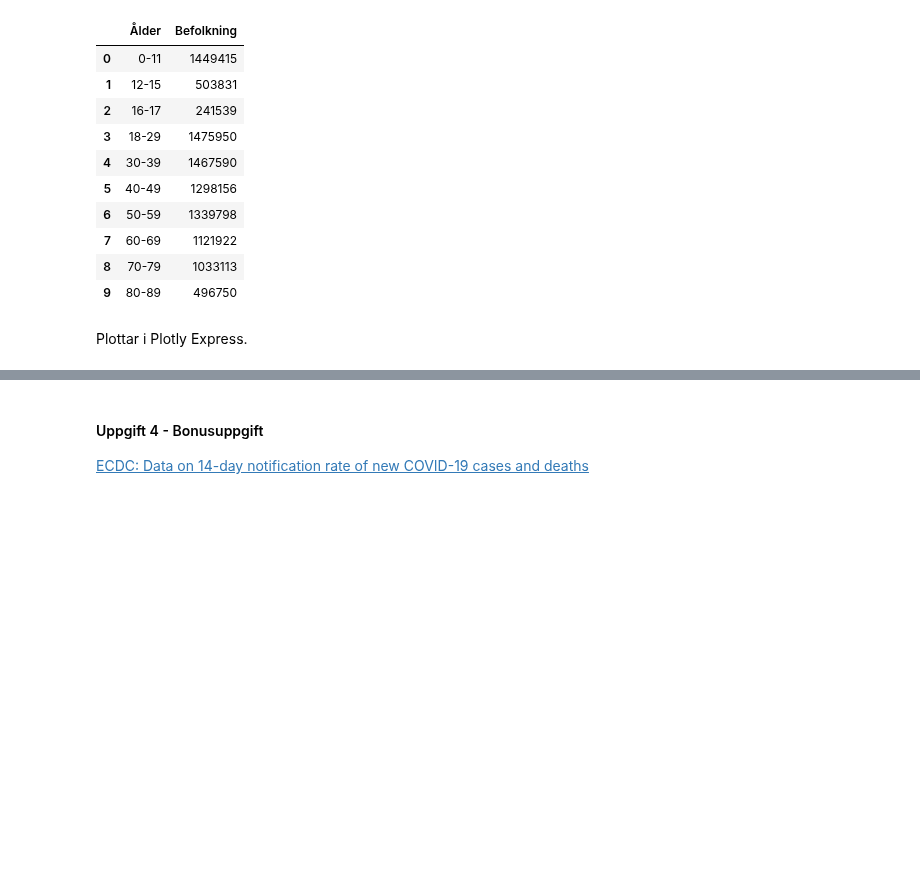
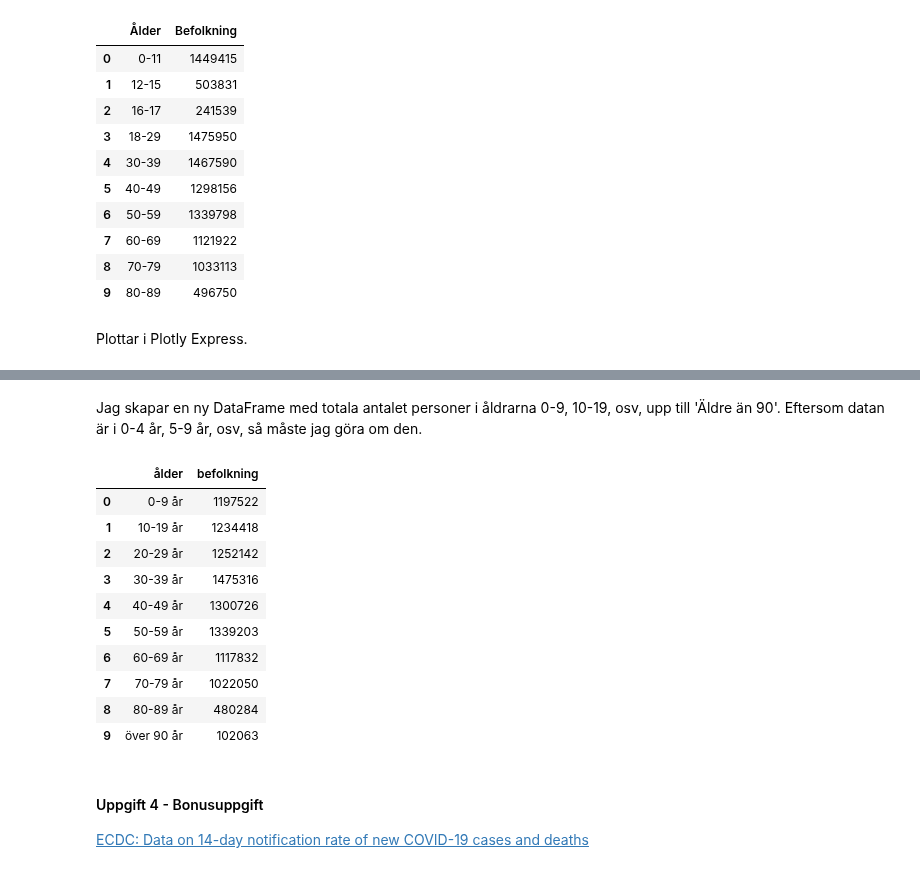
Before and after one commit to dancla240/Databehandling_Daniel_Claesson, a Jupyter notebook: Lab1/Lab1_Daniel_Claesson.ipynb, the cells around one changed output, grey strips where cells are left out. Drawn from its saved outputs; the diff is of its cells as text; code cells hidden in the pictures; blank space fills up the shorter version.

```diff
--- a/Lab1/Lab1_Daniel_Claesson.ipynb
+++ b/Lab1/Lab1_Daniel_Claesson.ipynb
@@ -416,3 +484,45 @@ px.histogram(result, x='Ålder', y='Befolkning')
+# %% [markdown]
+Jag skapar en ny DataFrame med totala antalet personer i åldrarna 0-9, 10-19, osv, upp till 'Äldre än 90'. Eftersom datan är i 0-4 år, 5-9 år, osv, så måste jag göra om den.
+# %%
+dfgb_scb = scb.groupby('ålder')
+
+age_groups = ['0-9 år',
+              '10-19 år',
+              '20-29 år',
+              '30-39 år',
+              '40-49 år',
+              '50-59 år',
+              '60-69 år',
+              '70-79 år',
+              '80-89 år',
+              'över 90 år']
+
+befolkning = [dfgb_scb['2022'].sum()['0-4 år']+dfgb_scb['2022'].sum()['5-9 år'],
+              dfgb_scb['2022'].sum()['10-14 år']+dfgb_scb['2022'].sum()['15-19 år'],
+              dfgb_scb['2022'].sum()['20-24 år']+dfgb_scb['2022'].sum()['25-29 år'],
+              dfgb_scb['2022'].sum()['30-34 år']+dfgb_scb['2022'].sum()['35-39 år'],
+              dfgb_scb['2022'].sum()['40-44 år']+dfgb_scb['2022'].sum()['45-49 år'],
+              dfgb_scb['2022'].sum()['50-54 år']+dfgb_scb['2022'].sum()['55-59 år'],
+              dfgb_scb['2022'].sum()['60-64 år']+dfgb_scb['2022'].sum()['65-69 år'],
+              dfgb_scb['2022'].sum()['70-74 år']+dfgb_scb['2022'].sum()['75-79 år'],
+              dfgb_scb['2022'].sum()['80-84 år']+dfgb_scb['2022'].sum()['85-89 år'],
+              dfgb_scb['2022'].sum()['90-94 år']+dfgb_scb['2022'].sum()['95-99 år']+dfgb_scb['2022'].sum()['100+ år']
+
+]
+df_scb_fixed = pd.DataFrame({'ålder':age_groups,'befolkning':befolkning})
+df_scb_fixed.head(10)
+# %% [output]
+|  | ålder | befolkning |
+| 0 | 0-9 år | 1197522 |
+| 1 | 10-19 år | 1234418 |
+| 2 | 20-29 år | 1252142 |
+| 3 | 30-39 år | 1475316 |
+| 4 | 40-49 år | 1300726 |
+| 5 | 50-59 år | 1339203 |
+| 6 | 60-69 år | 1117832 |
+| 7 | 70-79 år | 1022050 |
+| 8 | 80-89 år | 480284 |
+| 9 | över 90 år | 102063 |
 # %% [markdown]
 #### Uppgift 4 - Bonusuppgift
 
```
Also changed, not shown: parts of 14 cells of this notebook.
